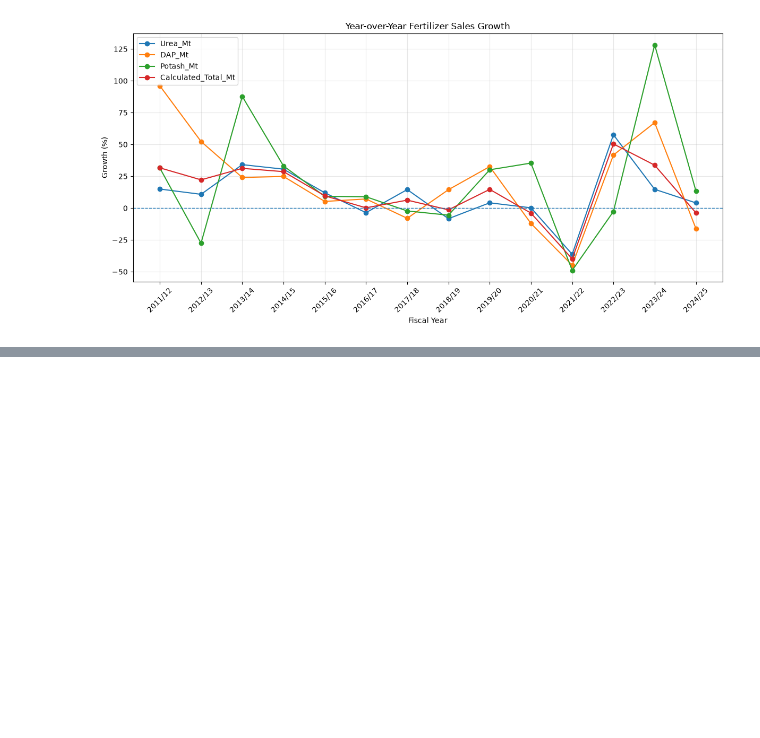
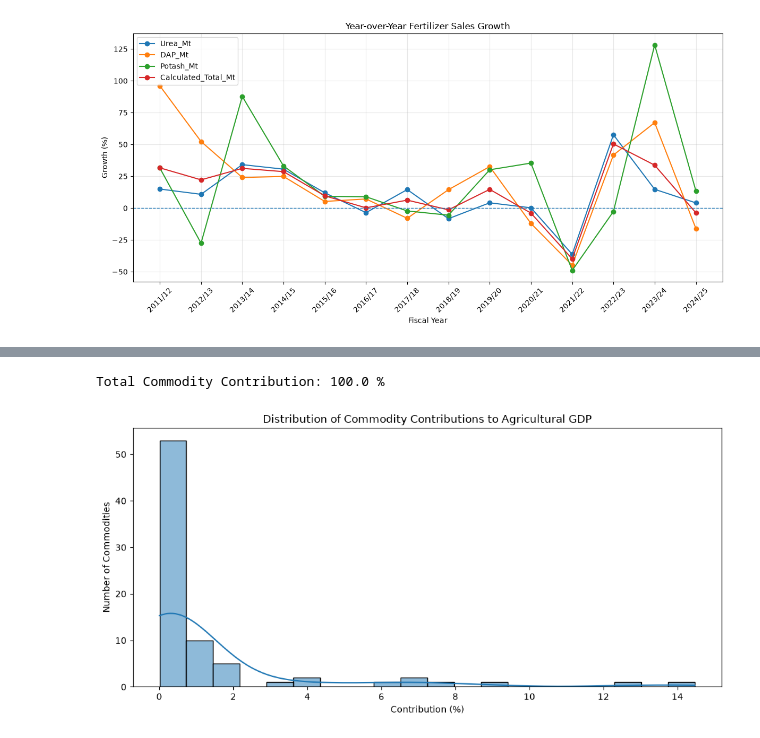
Before and after one commit to Srijan0113/Nepal_Agriculture_Analysis, a Jupyter notebook: Python/03_Fertilizer_and_Agricultural_GDP_Analysis.ipynb, the cells around one changed output, grey strips where cells are left out. Drawn from its saved outputs; the diff is of its cells as text; code cells hidden in the pictures; blank space fills up the shorter version.

```diff
--- a/Python/03_Fertilizer_and_Agricultural_GDP_Analysis.ipynb
+++ b/Python/03_Fertilizer_and_Agricultural_GDP_Analysis.ipynb
@@ -428,0 +551,16 @@ plt.show()
+# %%
+# Remove zero values and unwanted aggregate rows
+gdp_clean_df = gdp_df[
+    (gdp_df["Percentage_Contribution_to_Agriculture_GDP"] > 0) &
+    (~gdp_df["Commodity"].str.strip().isin([
+        "AGRICULTURE TOTAL WITH FORESTRY",
+        "CROPS TOTAL",
+        "LIVESTOCK TOTAL"
+    ]))
+].drop_duplicates().copy()
+
+# Verify cleaned dataset
+print("Original Shape:", gdp_df.shape)
+print("Cleaned Shape:", gdp_clean_df.shape)
+
+display(gdp_clean_df.head())
@@ -428,0 +597,4 @@ plt.show()
+# %%
+gdp_column = "Percentage_Contribution_to_Agriculture_GDP"
+
+display(gdp_clean_df[gdp_column].describe().round(2))
@@ -428,0 +611,23 @@ plt.show()
+# %%
+total_contribution = gdp_clean_df[gdp_column].sum()
+
+print("Total Commodity Contribution:", round(total_contribution, 2), "%")
+# %% [output]
+Total Commodity Contribution: 100.0 %
+# %%
+plt.figure(figsize=(10, 5))
+
+sns.histplot(
+    data=gdp_clean_df,
+    x=gdp_column,
+    bins=20,
+    kde=True
+)
+
+plt.title("Distribution of Commodity Contributions to Agricultural GDP")
+plt.xlabel("Contribution (%)")
+plt.ylabel("Number of Commodities")
+plt.tight_layout()
+plt.show()
+# %% [output]
+[figure, added]
```
Also changed, not shown: parts of 14 cells of this notebook.
